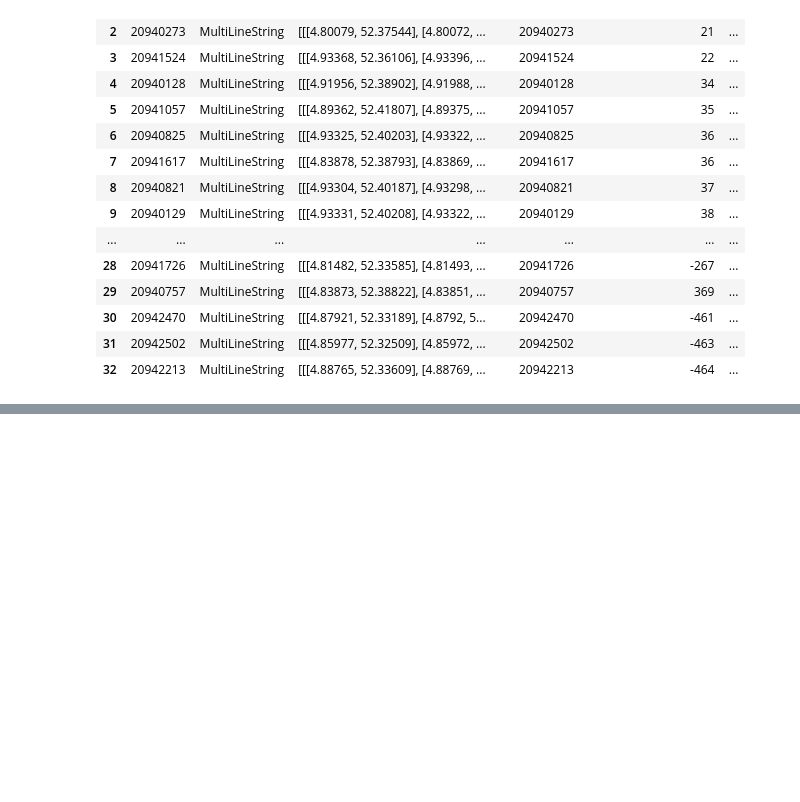
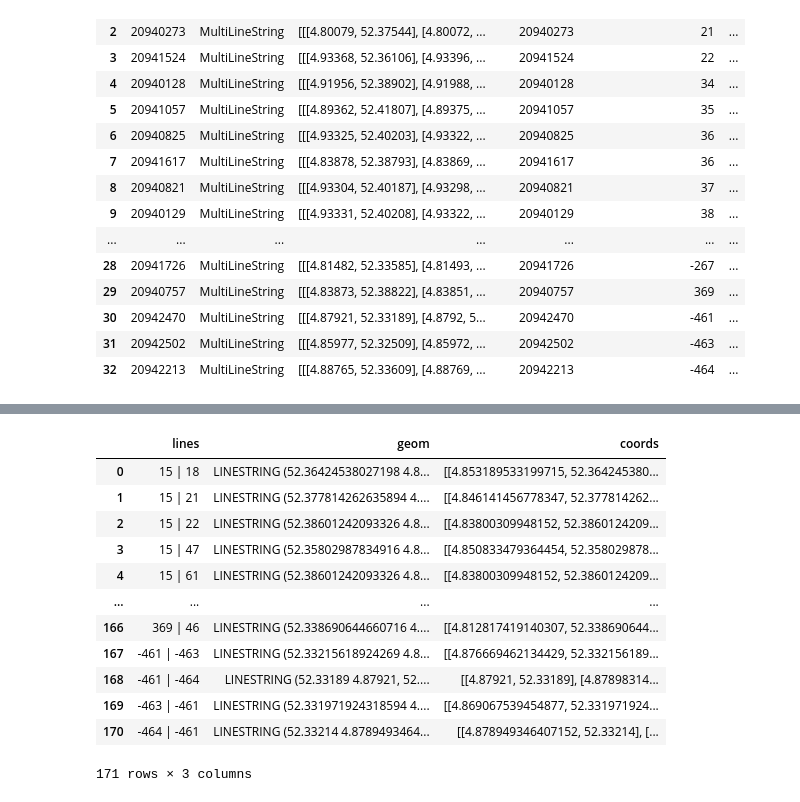
Before and after one commit to mayar-ariss/MIT.Sensing-Optimisation-AMS, a Jupyter notebook: similarity.ipynb, the cells around one changed output, grey strips where cells are left out. Drawn from its saved outputs; the diff is of its cells as text; code cells hidden in the pictures; blank space fills up the shorter version.

```diff
--- a/similarity.ipynb
+++ b/similarity.ipynb
@@ -436,12 +438,14 @@ m=folium.Map(location=[52.370216, 4.895168],tiles='cartodbdark_matter',zoom_star
 rainbow= plt.get_cmap('rainbow')
 color = cm.rainbow(np.linspace(0, 1,len(df_buses_nodes))) #create as many colors as there are itineraries
 
+for idx, row in df_buses_nodes.iterrows():
 
-ml1= df_buses_nodes['geom'][174]
-ml1= [(point.x, point.y) for point in ml1]
-f1=folium.FeatureGroup("Vehicle")
-ml1=folium.vector_layers.PolyLine(ml1, color=matplotlib.colors.to_hex(color[1].tolist()),weight=1).add_to(f1)
-f1.add_to(m)
+    ml1= row['geom']
+    ml1= [(point.x, point.y) for point in ml1]
+
+    f1=folium.FeatureGroup("Vehicle")
+    ml1=folium.vector_layers.PolyLine(ml1, color=matplotlib.colors.to_hex(color[idx].tolist()),weight=1).add_to(f1)
+    f1.add_to(m)
 
 
 folium.LayerControl().add_to(m)
@@ -451,3 +455,33 @@ m
 # %%
 #plot scatter
 #plt.scatter([point.x for point in dct_overlaps['r-u173y-15 | r-u173y-18']], [point.y for point in dct_overlaps['r-u173y-15 | r-u173y-18']] )
+# %%
+# IDENTIFY AND DELETE COMMON TRAJECTORIES
+
+lines_shapes = [[loads(l)] for l in df_buses_linestrings['geom']]
+
+def f(idx):
+    xy = lines_shapes[idx][0].coords.xy
+    longs = xy[0].tolist()
+    lats = xy[1].tolist()
+    return [list(z) for z in zip(lats, longs)]
+
+for idx, row in df_buses_linestrings.iterrows():
+
+    df_buses_linestrings.at[idx, "coords"] = f(idx)
+# %%
+df_buses_linestrings
+# %% [output]
+|  | lines | geom | coords |
+| 0 | 15 | 18 | LINESTRING (52.36424538027198 4.8... | [[4.853189533199715, 52.364245380... |
+| 1 | 15 | 21 | LINESTRING (52.377814262635894 4.... | [[4.846141456778347, 52.377814262... |
+| 2 | 15 | 22 | LINESTRING (52.38601242093326 4.8... | [[4.83800309948152, 52.3860124209... |
+| 3 | 15 | 47 | LINESTRING (52.35802987834916 4.8... | [[4.850833479364454, 52.358029878... |
+| 4 | 15 | 61 | LINESTRING (52.38601242093326 4.8... | [[4.83800309948152, 52.3860124209... |
+| ... | ... | ... | ... |
+| 166 | 369 | 46 | LINESTRING (52.338690644660716 4.... | [[4.812817419140307, 52.338690644... |
+| 167 | -461 | -463 | LINESTRING (52.33215618924269 4.8... | [[4.876669462134429, 52.332156189... |
+| 168 | -461 | -464 | LINESTRING (52.33189 4.87921, 52.... | [[4.87921, 52.33189], [4.87898314... |
+| 169 | -463 | -461 | LINESTRING (52.331971924318594 4.... | [[4.869067539454877, 52.331971924... |
+| 170 | -464 | -461 | LINESTRING (52.33214 4.8789493464... | [[4.878949346407152, 52.33214], [... |
+171 rows × 3 columns
```
Also changed, not shown: parts of 9 cells of this notebook.
